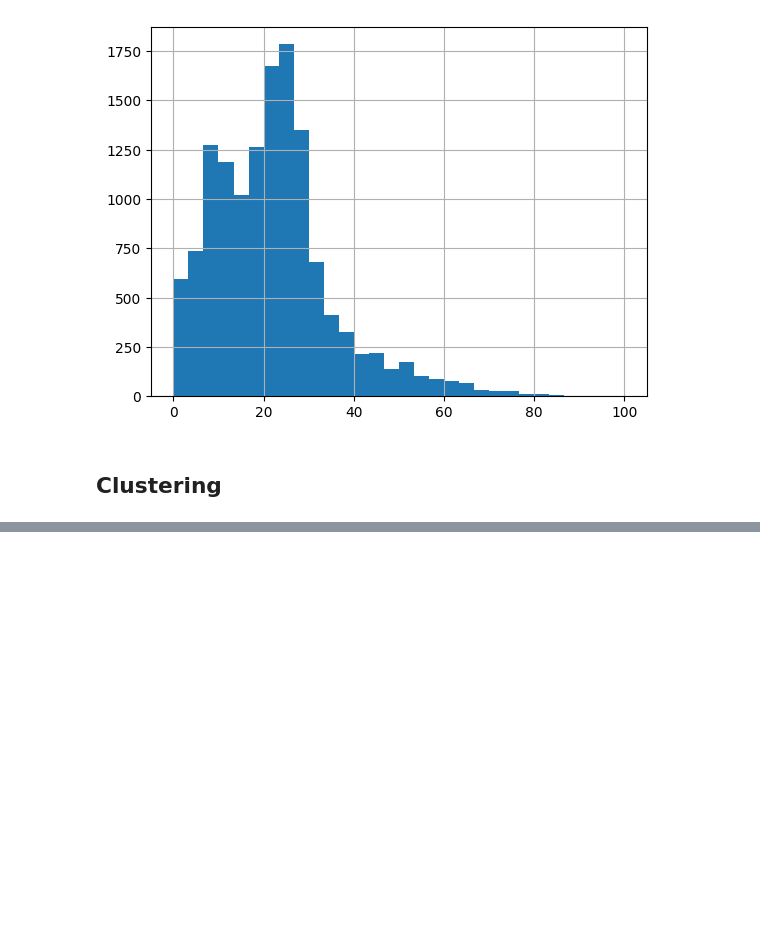
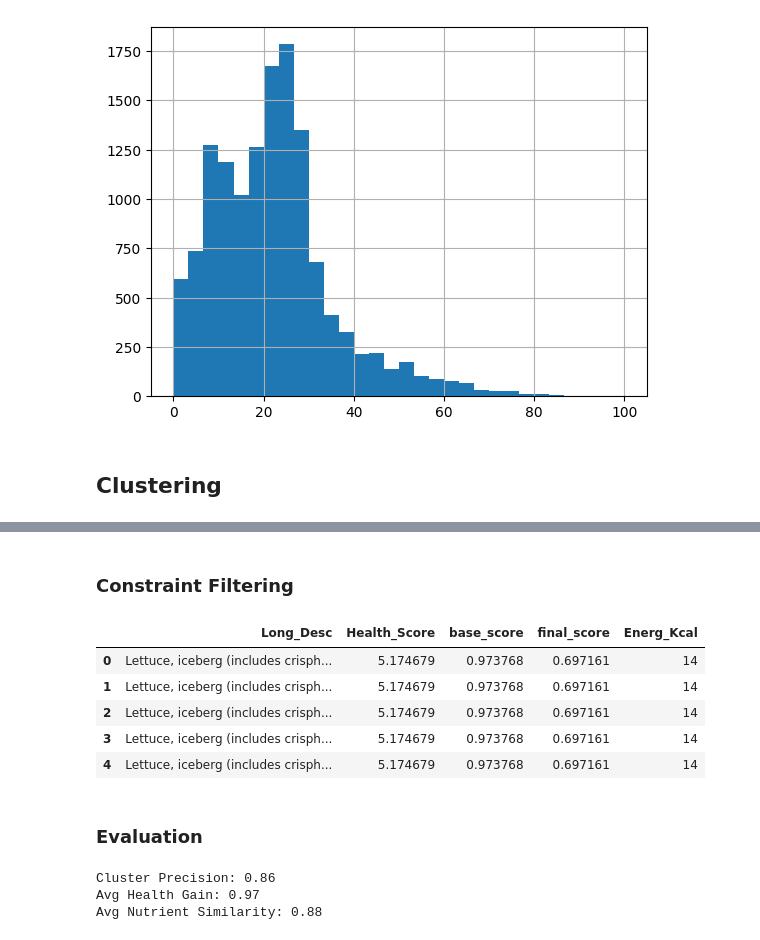
Before and after one commit to Julie-t/NutriScore360-Recommendation-System, a Jupyter notebook: Modelling.ipynb, the cells around one changed output, grey strips where cells are left out. Saved outputs shown, nothing was run; the diff lists cells and outputs as text; code cells hidden in the pictures; blank space fills up the shorter version.

Commit message:
Clustering and evalution of clusters

```diff
--- a/Modelling.ipynb
+++ b/Modelling.ipynb
@@ -56,14 +60,14 @@ weights = {
 from sklearn.preprocessing import MinMaxScaler
 
 scaler = MinMaxScaler()
-nutrients = core_nutrients + minerals + vitamins
+nutrients = macro_nutrients + minerals + vitamins
 
 df_scaled = df.copy()
 
 df_scaled[nutrients] = scaler.fit_transform(df_scaled[nutrients])
 # %%
 # subscores for each category
-df_scaled['score_macro'] = df_scaled[core_nutrients].mean(axis=1)
+df_scaled['score_macro'] = df_scaled[macro_nutrients].mean(axis=1)
 df_scaled['score_minerals'] = df_scaled[minerals].mean(axis=1)
 df_scaled['score_vitamins'] = df_scaled[vitamins].mean(axis=1)
 
@@ -151,3 +155,23 @@ df_final['New_Health_Score'].hist(bins=30)
 [figure]
 # %% [markdown]
 ## Clustering
+# %%
+# Applying HDBSCAN clustering
+import hdbscan
+from sklearn.model_selection import train_test_split
+
+train_df, test_df = train_test_split(df_final, test_size=0.2, random_state=42)
+
+#X = df_final[nutrients].copy()
+
+# initialize HDBSCAN
+clusterer = hdbscan.HDBSCAN( min_cluster_size=40, min_samples=5, metric='euclidean', cluster_selection_epsilon=0.05, prediction_data=True )
+
+
+clusterer.fit(train_df[nutrients])
+# fit and assing clusters
+train_df['Cluster'] = clusterer.labels_
+
+# 4️⃣ Inspect
+print(train_df['Cluster'].value_counts().head())
+print(f"Noise points (unclustered): {(train_df['Cluster'] == -1).sum()}")
@@ -153,0 +360,2 @@ df_final['New_Health_Score'].hist(bins=30)
+# %% [markdown]
+### Constraint Filtering
@@ -153,0 +411,13 @@ df_final['New_Health_Score'].hist(bins=30)
+# %%
+recommend_substitutes_with_constraints(
+    "Celery, raw", train_df, nutrients=nutrients, calorie_range=(10, 100), exclude_ingredients=["cheese", "syrup"], include_only=["raw", "fresh"], top_n=5
+)
+# %% [output]
+|  | Long_Desc | Health_Score | base_score | final_score | Energ_Kcal |
+| 0 | Lettuce, iceberg (includes crisph... | 5.174679 | 0.973768 | 0.697161 | 14 |
+| 1 | Lettuce, iceberg (includes crisph... | 5.174679 | 0.973768 | 0.697161 | 14 |
+| 2 | Lettuce, iceberg (includes crisph... | 5.174679 | 0.973768 | 0.697161 | 14 |
+| 3 | Lettuce, iceberg (includes crisph... | 5.174679 | 0.973768 | 0.697161 | 14 |
+| 4 | Lettuce, iceberg (includes crisph... | 5.174679 | 0.973768 | 0.697161 | 14 |
+# %% [markdown]
+### Evaluation
@@ -153,0 +471,12 @@ df_final['New_Health_Score'].hist(bins=30)
+# %%
+cluster_acc = evaluate_cluster_precision(test_df, nutrients)
+health_gain = evaluate_health_consistency(test_df, nutrients)
+nutrient_sim = evaluate_similarity(test_df, nutrients)
+
+print(f"Cluster Precision: {cluster_acc:.2f}")
+print(f"Avg Health Gain: {health_gain:.2f}")
+print(f"Avg Nutrient Similarity: {nutrient_sim:.2f}")
+# %% [output]
+Cluster Precision: 0.86
+Avg Health Gain: 0.97
+Avg Nutrient Similarity: 0.88
```
Also changed, not shown: parts of 14 cells of this notebook.
